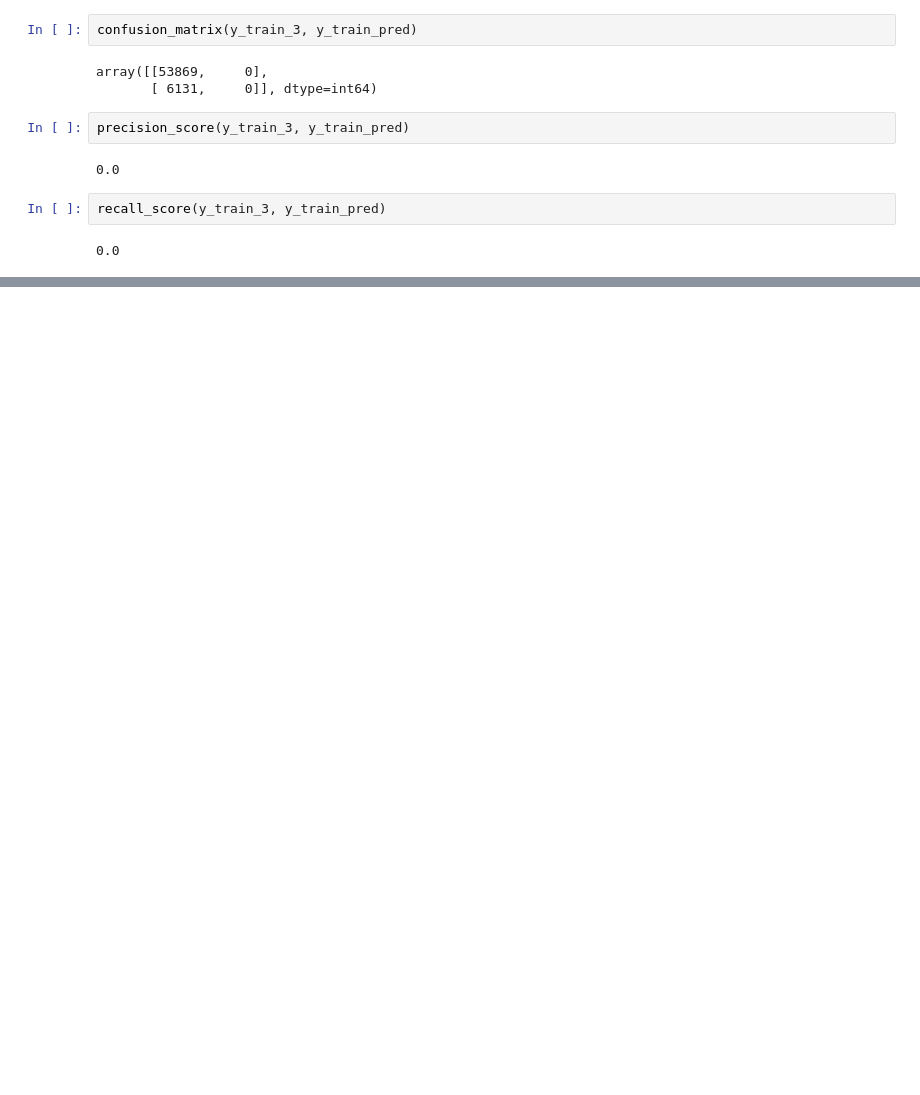
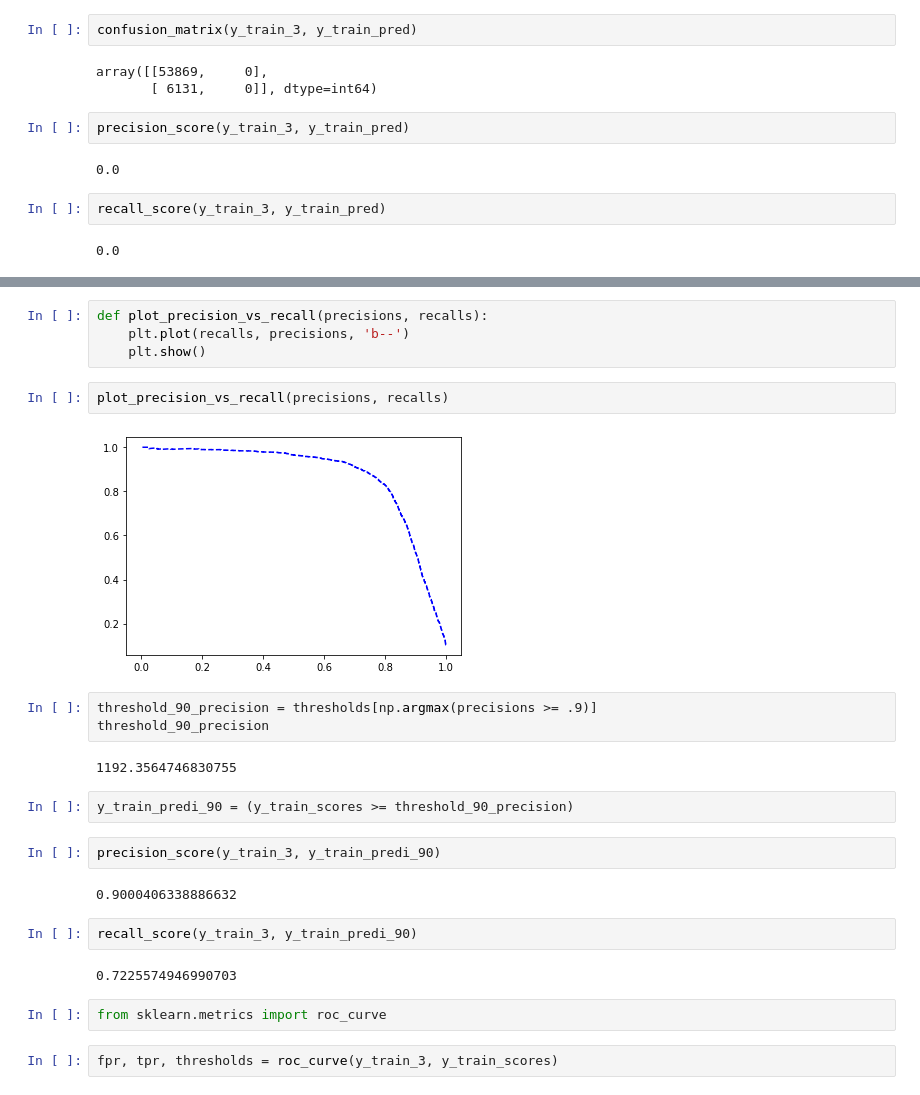
Before and after one commit to alishakiba/DataMiningCourse, a Jupyter notebook: Classification.ipynb, the cells around one changed output, grey strips where cells are left out. Saved outputs shown, nothing was run; the diff lists cells and outputs as text; blank space fills up the shorter version.

```diff
--- a/Classification.ipynb
+++ b/Classification.ipynb
@@ -162,0 +202,27 @@ recall_score(y_train_3, y_train_pred)
+# %%
+def plot_precision_vs_recall(precisions, recalls):
+    plt.plot(recalls, precisions, 'b--')
+    plt.show()
+# %%
+plot_precision_vs_recall(precisions, recalls)
+# %% [output]
+[figure, added]
+# %%
+threshold_90_precision = thresholds[np.argmax(precisions >= .9)]
+threshold_90_precision
+# %% [output]
+1192.3564746830755
+# %%
+y_train_predi_90 = (y_train_scores >= threshold_90_precision)
+# %%
+precision_score(y_train_3, y_train_predi_90)
+# %% [output]
+0.9000406338886632
+# %%
+recall_score(y_train_3, y_train_predi_90)
+# %% [output]
+0.7225574946990703
+# %%
+from sklearn.metrics import roc_curve
+# %%
+fpr, tpr, thresholds = roc_curve(y_train_3, y_train_scores)
```
Also changed, not shown: parts of 52 cells of this notebook.
